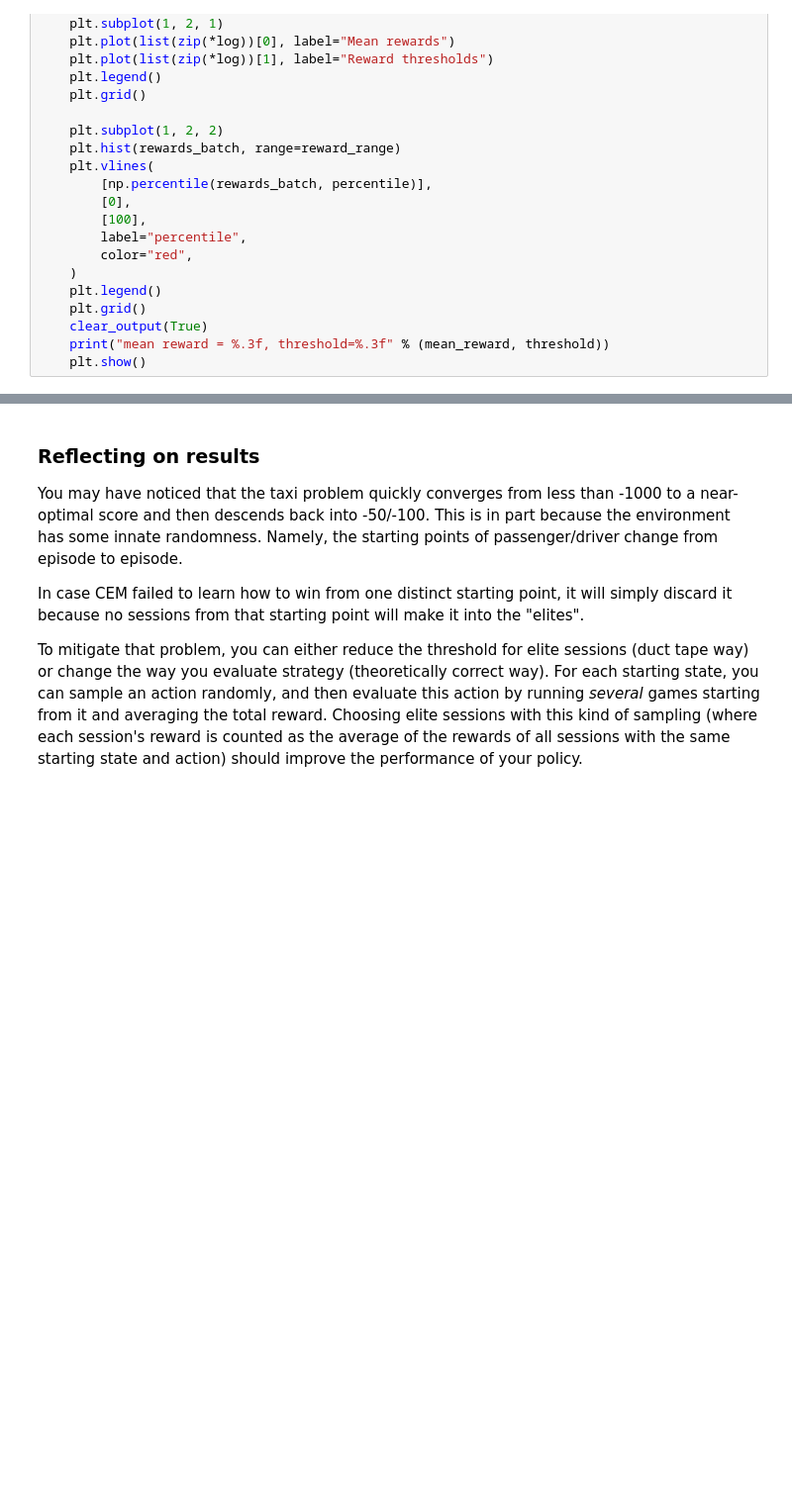
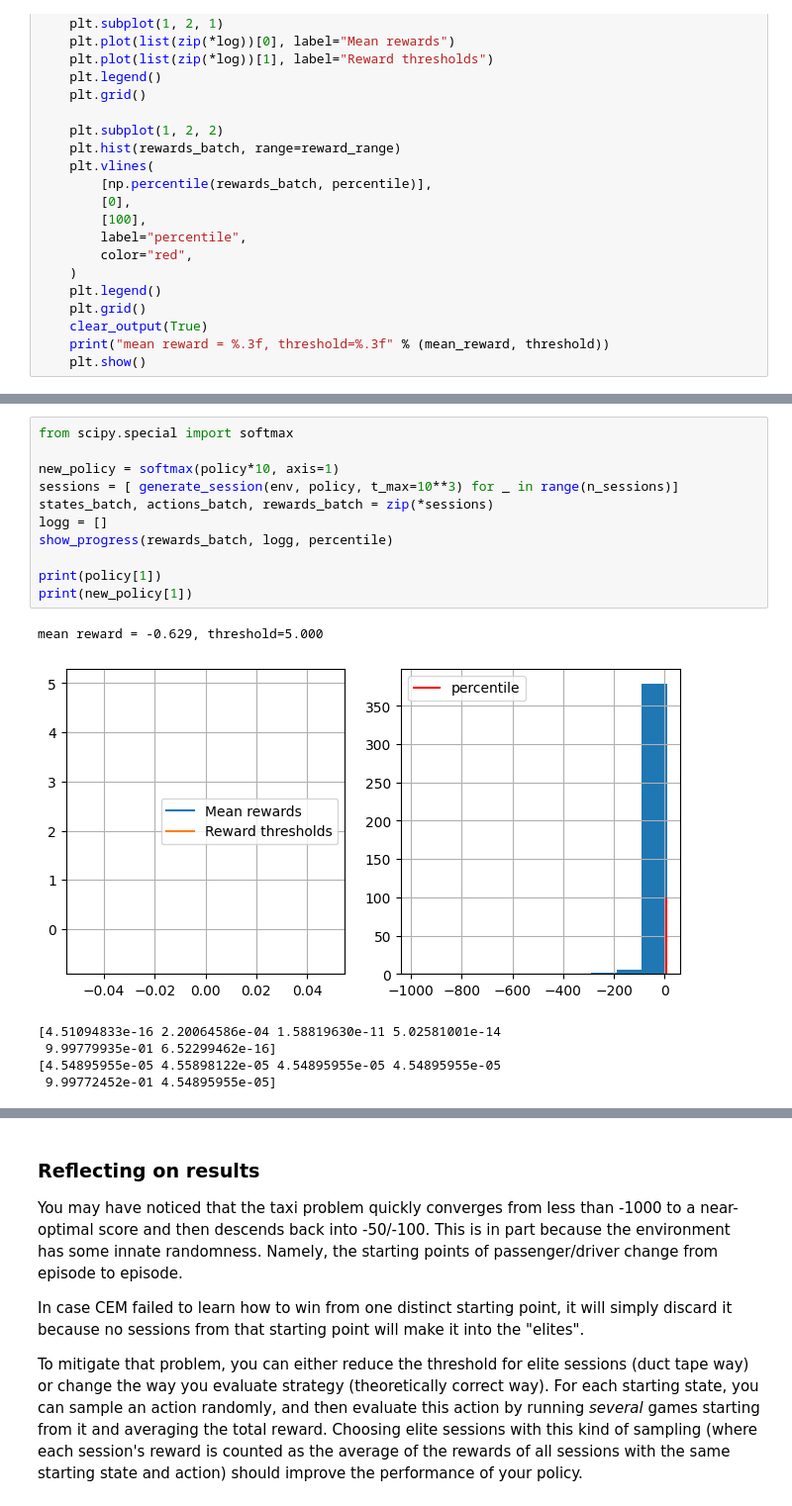
Before and after one commit to GorbatovNik/Practical_RL, a Jupyter notebook: week01_intro/crossentropy_method.ipynb, the cells around one changed output, grey strips where cells are left out. Shown at 99% size. Saved outputs shown, nothing was run; the diff lists cells and outputs as text; blank space fills up the shorter version.

```diff
--- a/week01_intro/crossentropy_method.ipynb
+++ b/week01_intro/crossentropy_method.ipynb
@@ -313 +367,19 @@ mean reward = -17.580, threshold=5.000
+# %%
+from scipy.special import softmax
+
+new_policy = softmax(policy*10, axis=1)
+sessions = [ generate_session(env, policy, t_max=10**3) for _ in range(n_sessions)]
+states_batch, actions_batch, rewards_batch = zip(*sessions)
+logg = []
+show_progress(rewards_batch, logg, percentile)
+
+print(policy[1])
+print(new_policy[1])
+# %% [output]
+mean reward = -0.629, threshold=5.000
+[figure, added]
+[4.51094833e-16 2.20064586e-04 1.58819630e-11 5.02581001e-14
+ 9.99779935e-01 6.52299462e-16]
+[4.54895955e-05 4.55898122e-05 4.54895955e-05 4.54895955e-05
+ 9.99772452e-01 4.54895955e-05]
 # %%
```
Also changed, not shown: parts of 7 cells of this notebook.
